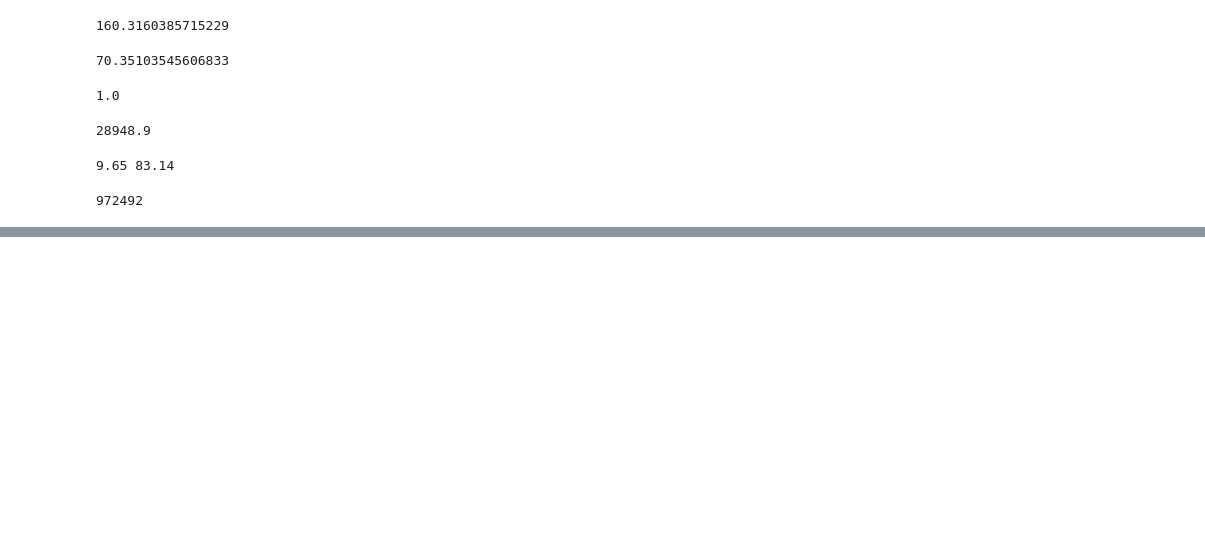
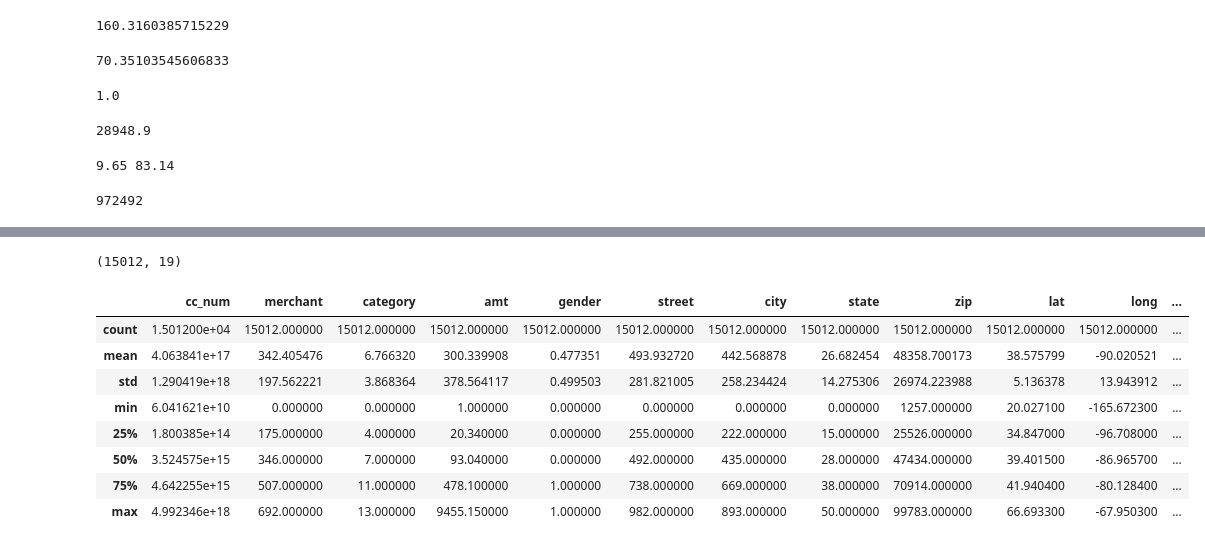
Before and after one commit to jacob-siby/creditcardfraud, a Jupyter notebook: CreditCardFraud.ipynb, the cells around one changed output, grey strips where cells are left out. Saved outputs shown, nothing was run; the diff lists cells and outputs as text; code cells hidden in the pictures; blank space fills up the shorter version.

```diff
--- a/CreditCardFraud.ipynb
+++ b/CreditCardFraud.ipynb
@@ -263,0 +310,16 @@ len(np.where(df['amt']<83.14)[0])
+# %%
+new_df.shape
+# %% [output]
+(15012, 19)
+# %%
+new_df.describe()
+# %% [output]
+|  | cc_num | merchant | category | amt | gender | street | city | state | zip | lat | long | ... |
+| count | 1.501200e+04 | 15012.000000 | 15012.000000 | 15012.000000 | 15012.000000 | 15012.000000 | 15012.000000 | 15012.000000 | 15012.000000 | 15012.000000 | 15012.000000 | ... |
+| mean | 4.063841e+17 | 342.405476 | 6.766320 | 300.339908 | 0.477351 | 493.932720 | 442.568878 | 26.682454 | 48358.700173 | 38.575799 | -90.020521 | ... |
+| std | 1.290419e+18 | 197.562221 | 3.868364 | 378.564117 | 0.499503 | 281.821005 | 258.234424 | 14.275306 | 26974.223988 | 5.136378 | 13.943912 | ... |
+| min | 6.041621e+10 | 0.000000 | 0.000000 | 1.000000 | 0.000000 | 0.000000 | 0.000000 | 0.000000 | 1257.000000 | 20.027100 | -165.672300 | ... |
+| 25% | 1.800385e+14 | 175.000000 | 4.000000 | 20.340000 | 0.000000 | 255.000000 | 222.000000 | 15.000000 | 25526.000000 | 34.847000 | -96.708000 | ... |
+| 50% | 3.524575e+15 | 346.000000 | 7.000000 | 93.040000 | 0.000000 | 492.000000 | 435.000000 | 28.000000 | 47434.000000 | 39.401500 | -86.965700 | ... |
+| 75% | 4.642255e+15 | 507.000000 | 11.000000 | 478.100000 | 1.000000 | 738.000000 | 669.000000 | 38.000000 | 70914.000000 | 41.940400 | -80.128400 | ... |
+| max | 4.992346e+18 | 692.000000 | 13.000000 | 9455.150000 | 1.000000 | 982.000000 | 893.000000 | 50.000000 | 99783.000000 | 66.693300 | -67.950300 | ... |
```
Also changed, not shown: parts of 21 cells of this notebook.
